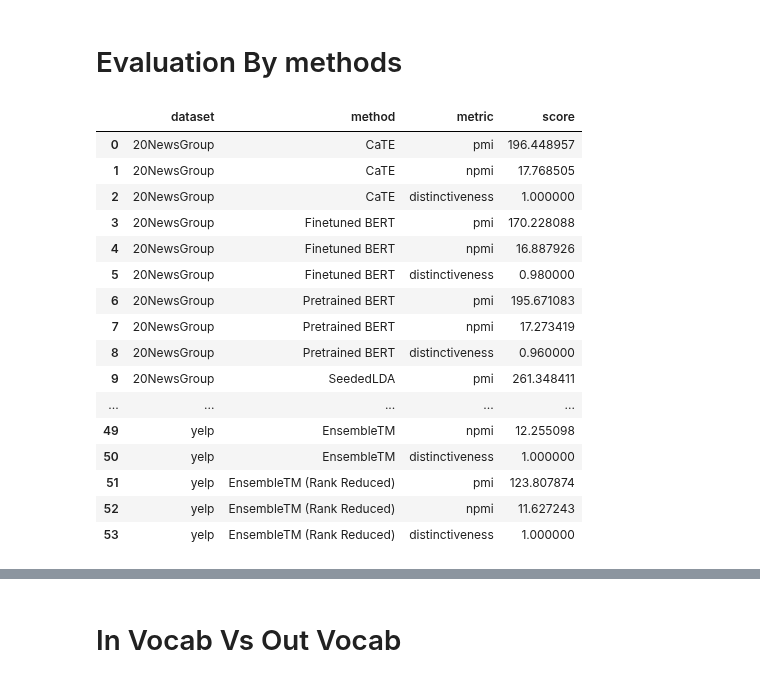
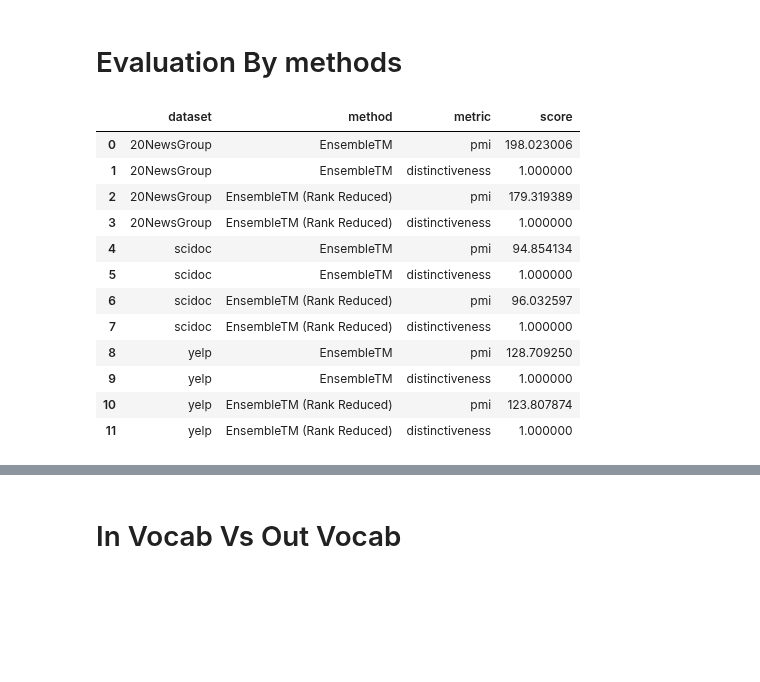
Before and after one commit to zhangchi0104/honours-sgtm, a Jupyter notebook: plots.ipynb, the cells around one changed output, grey strips where cells are left out. Drawn from its saved outputs; the diff is of its cells as text; code cells hidden in the pictures; blank space fills up the shorter version.

```diff
--- a/plots.ipynb
+++ b/plots.ipynb
@@ -91,12 +91,13 @@ def result_json2dataset(datasets):
     }
 
     for dataset in datasets:
+        metrics =['pmi', 'distinctiveness']
         evaluation_root = f"./results/{dataset}/evaluations/"
         methods = [
-            ('CaTE', j(evaluation_root, 'cate.json')),
-            ('Finetuned BERT', j(evaluation_root, 'finetuned-bert.json')),
-            ('Pretrained BERT', j(evaluation_root, 'pretrained-bert.json')),
-            ('SeededLDA', j(evaluation_root, 'seeded_lda.json')),
+            # ('CaTE', j(evaluation_root, 'cate.json')),
+            # ('Finetuned BERT', j(evaluation_root, 'finetuned-bert.json')),
+            # ('Pretrained BERT', j(evaluation_root, 'pretrained-bert.json')),
+            # ('SeededLDA', j(evaluation_root, 'seeded_lda.json')),
             (
                 'EnsembleTM',
                 j(evaluation_root, 'ensemble',
@@ -107,46 +108,42 @@ def result_json2dataset(datasets):
                 j(evaluation_root, 'evaluation_reduced',
                   'local-0.5-global-0.5-rho-0.5.json'),
             ),
         ]
         for method, file in methods:
             try:
                 f = open(file, 'r')
                 result = json.load(f)
                 f.close()
                 if len(result.keys()) == 1:
                     key = list(result.keys())[0]
                     result = result[key]
 
                 for metric in metrics:
                     results['dataset'].append(dataset)
                     results['method'].append(method)
                     results['metric'].append(metric)
                     results['score'].append(result[metric])
             except FileNotFoundError:
                 for metric in metrics:
                     results['dataset'].append(dataset)
                     results['method'].append(method)
                     results['metric'].append(metric)
                     results['score'].append(None)
     df = pd.DataFrame(results)
     return df
 results = result_json2dataset(['20NewsGroup', 'scidoc', 'yelp'])
 results
 # %% [output]
 |  | dataset | method | metric | score |
-| 0 | 20NewsGroup | CaTE | pmi | 196.448957 |
-| 1 | 20NewsGroup | CaTE | npmi | 17.768505 |
-| 2 | 20NewsGroup | CaTE | distinctiveness | 1.000000 |
-| 3 | 20NewsGroup | Finetuned BERT | pmi | 170.228088 |
-| 4 | 20NewsGroup | Finetuned BERT | npmi | 16.887926 |
-| 5 | 20NewsGroup | Finetuned BERT | distinctiveness | 0.980000 |
-| 6 | 20NewsGroup | Pretrained BERT | pmi | 195.671083 |
-| 7 | 20NewsGroup | Pretrained BERT | npmi | 17.273419 |
-| 8 | 20NewsGroup | Pretrained BERT | distinctiveness | 0.960000 |
-| 9 | 20NewsGroup | SeededLDA | pmi | 261.348411 |
-| ... | ... | ... | ... | ... |
-| 49 | yelp | EnsembleTM | npmi | 12.255098 |
-| 50 | yelp | EnsembleTM | distinctiveness | 1.000000 |
-| 51 | yelp | EnsembleTM (Rank Reduced) | pmi | 123.807874 |
-| 52 | yelp | EnsembleTM (Rank Reduced) | npmi | 11.627243 |
-| 53 | yelp | EnsembleTM (Rank Reduced) | distinctiveness | 1.000000 |
+| 0 | 20NewsGroup | EnsembleTM | pmi | 198.023006 |
+| 1 | 20NewsGroup | EnsembleTM | distinctiveness | 1.000000 |
+| 2 | 20NewsGroup | EnsembleTM (Rank Reduced) | pmi | 179.319389 |
+| 3 | 20NewsGroup | EnsembleTM (Rank Reduced) | distinctiveness | 1.000000 |
+| 4 | scidoc | EnsembleTM | pmi | 94.854134 |
+| 5 | scidoc | EnsembleTM | distinctiveness | 1.000000 |
+| 6 | scidoc | EnsembleTM (Rank Reduced) | pmi | 96.032597 |
+| 7 | scidoc | EnsembleTM (Rank Reduced) | distinctiveness | 1.000000 |
+| 8 | yelp | EnsembleTM | pmi | 128.709250 |
+| 9 | yelp | EnsembleTM | distinctiveness | 1.000000 |
+| 10 | yelp | EnsembleTM (Rank Reduced) | pmi | 123.807874 |
+| 11 | yelp | EnsembleTM (Rank Reduced) | distinctiveness | 1.000000 |
```
Also changed, not shown: parts of 4 cells of this notebook, 40 other files.
